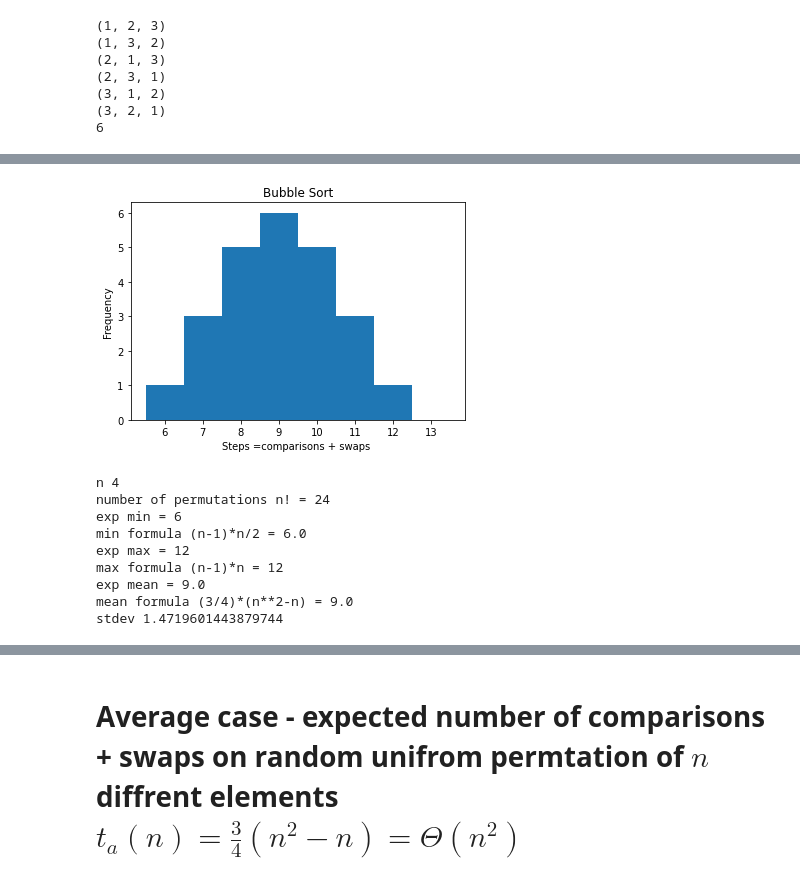
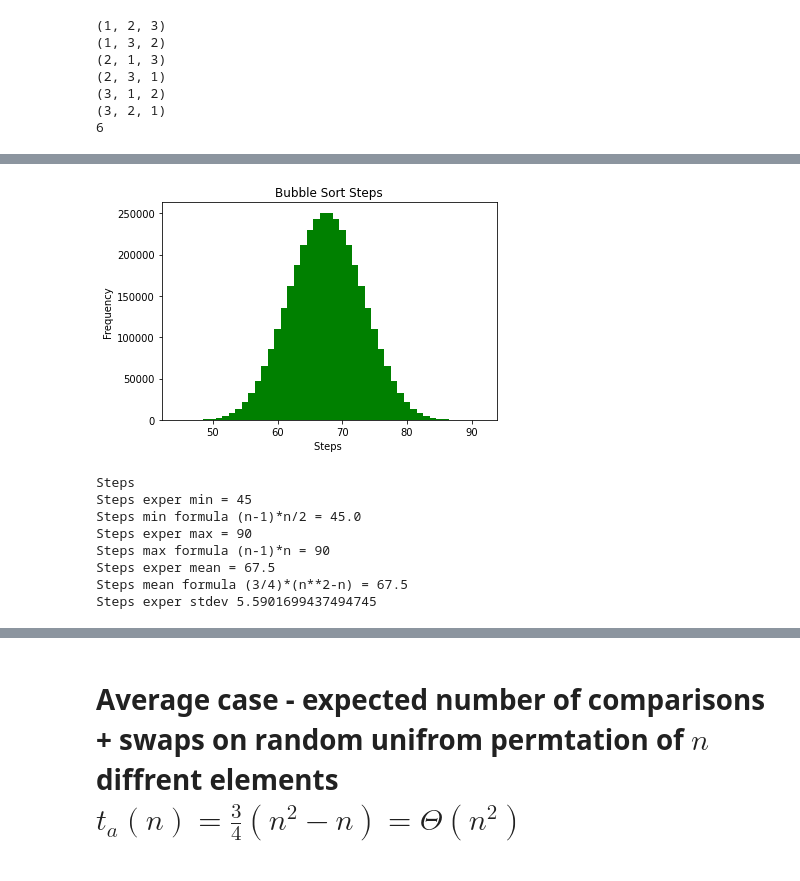
Before and after one commit to gjhernandezp/algorithms, a Jupyter notebook: AnalysisOfAlgorithms/BubbleSortNotOptimizedHistograms.ipynb, the cells around one changed output, grey strips where cells are left out. Cells and saved outputs as stored; diff of their text form; code cells hidden in the pictures.

```diff
--- a/AnalysisOfAlgorithms/BubbleSortNotOptimizedHistograms.ipynb
+++ b/AnalysisOfAlgorithms/BubbleSortNotOptimizedHistograms.ipynb
@@ -12,10 +30,9 @@ from itertools import permutations
 n = 3
 perm = permutations(range(1,n+1))
 
-ls =  []
 c = 0
 # Print the obtained permutations
-for i in list(perm):
+for i in perm:
     print(i)
     c += 1
 
@@ -31,7 +48,7 @@ print(c)
 # %%
 # https://www.geeksforgeeks.org/bubble-sort/ no optimized adding comaprisons, swaps, steps and passes counters, also fixing "for i in range(n-1):"
 
-def bubbleSortAllCounters(arr):
+def bubbleSortNotOptAllCounters(arr):
 
     comps = 0
     swaps = 0
@@ -54,3 +71,15 @@ def bubbleSortAllCounters(arr):
                 swaps +=1
     steps = comps + swaps
     return(comps,swaps,steps,passes)
+# %%
+def maxinversions(arr):
+  maxinv = 0
+  n = len(arr)
+  for i in range(n-1):
+    inv = 0
+    for j in range(i+1,n):
+      if arr[j] < arr[i]:
+        inv +=1
+    if inv > maxinv:
+      maxinv = inv
+  return maxinv
@@ -305,42 +646,41 @@ def bubbleSort(arr):
 # %%
 from itertools import permutations
 import matplotlib.pyplot as plt
 import numpy as np
 import math
 
-n = 4
+n = 10
 perm = permutations(range(1,n+1))
 
 times =  []
 # Print the obtained permutations
-for i in list(perm):
+for i in perm:
     i = list(i)
-    times.append(bubbleSort(i))
+    times.append(bubbleSortNotOptSteps(i))
 
-b = np.array(range(min(times)-1,max(times)+2) ) +0.5
-plt.hist(times,bins=b)
-plt.title("Bubble Sort")
-plt.xlabel("Steps =comparisons + swaps ")
+b = np.array(range(min(steps)-1,max(steps)+2) ) +0.5
+plt.hist(steps,bins=b,color="green")
+plt.title("Bubble Sort Steps")
+plt.xlabel("Steps ")
 plt.ylabel("Frequency")
 plt.show()
 
-print("n",n)
-print("number of permutations n! =",math.factorial(n))
-print("exp min =",min(times))
-print("min formula (n-1)*n/2 =",(n-1)*n/2)
-print("exp max =",max(times))
-print("max formula (n-1)*n =",(n-1)*n)
-print("exp mean =",np.mean(times))
-print("mean formula (3/4)*(n**2-n) =",(3/4)*(n**2-n))
-print("stdev",np.std(times))
+print("Steps")
+print("Steps exper min =",min(steps))
+print("Steps min formula (n-1)*n/2 =",(n-1)*n/2)
+print("Steps exper max =",max(steps))
+print("Steps max formula (n-1)*n =",(n-1)*n)
+print("Steps exper mean =",np.mean(steps))
+print("Steps mean formula (3/4)*(n**2-n) =",(3/4)*(n**2-n))
+print("Steps exper stdev",np.std(steps))
+print()
 # %% [output]
-[figure, old version]
+[figure, new version]
-n 4
-number of permutations n! = 24
-exp min = 6
-min formula (n-1)*n/2 = 6.0
-exp max = 12
-max formula (n-1)*n = 12
-exp mean = 9.0
-mean formula (3/4)*(n**2-n) = 9.0
-stdev 1.4719601443879744
+Steps
+Steps exper min = 45
+Steps min formula (n-1)*n/2 = 45.0
+Steps exper max = 90
+Steps max formula (n-1)*n = 90
+Steps exper mean = 67.5
+Steps mean formula (3/4)*(n**2-n) = 67.5
+Steps exper stdev 5.5901699437494745
```
Also changed, not shown: parts of 33 cells of this notebook.
